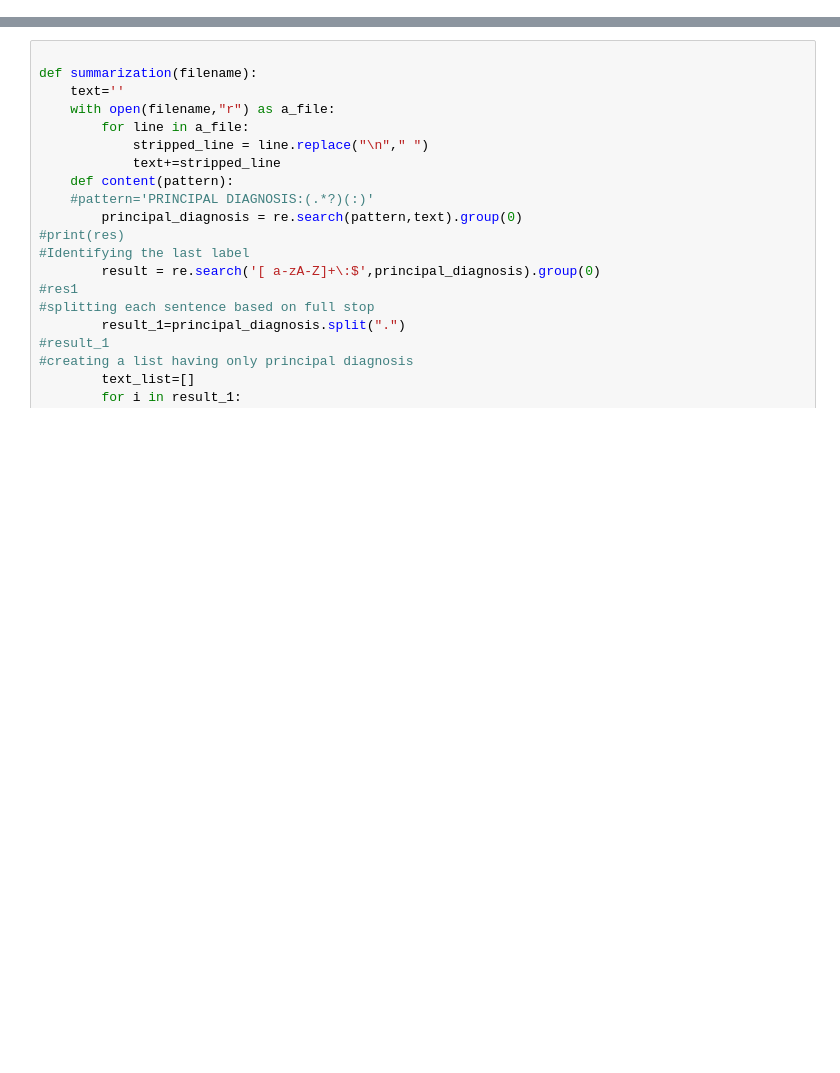
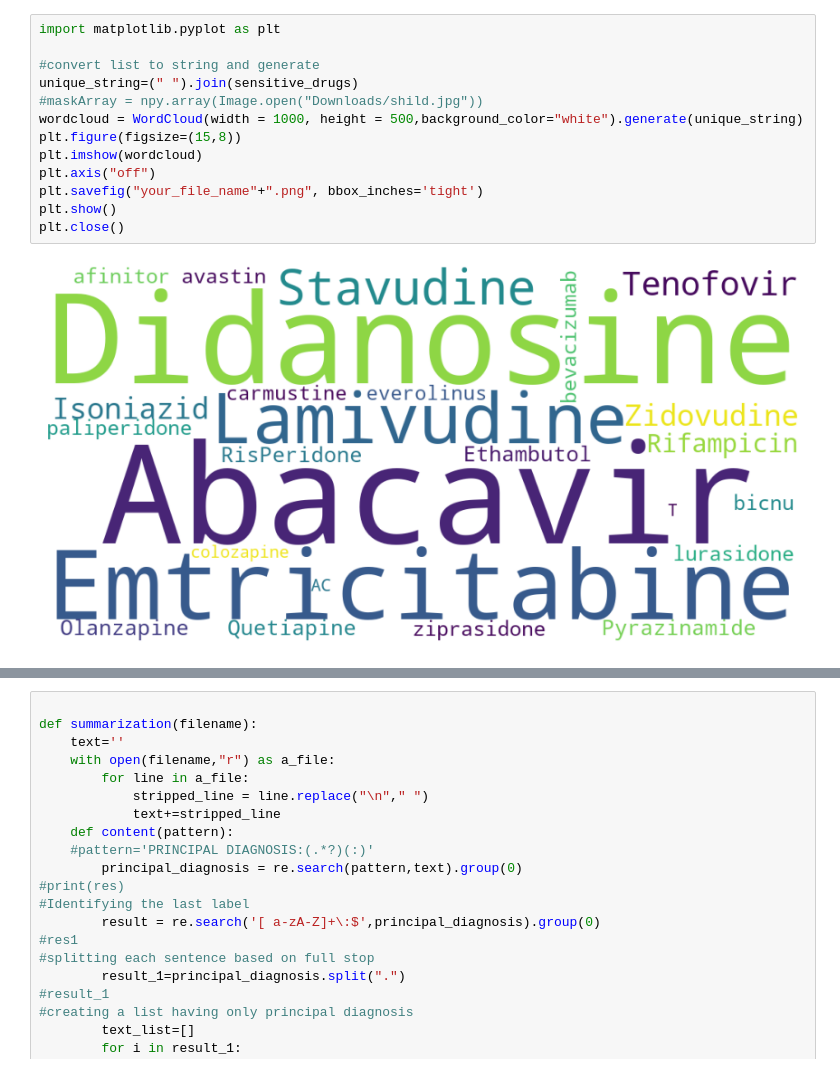
Before and after one commit to MOHITHSHIVU03/finalyearprojectwork, a Jupyter notebook: FINAL_YEAR_PROJECT.ipynb, the cells around one changed output, grey strips where cells are left out. Drawn from its saved outputs; the diff is of its cells as text; blank space fills up the shorter version.

```diff
--- a/FINAL_YEAR_PROJECT.ipynb
+++ b/FINAL_YEAR_PROJECT.ipynb
@@ -0,0 +31,15 @@
+# %%
+import matplotlib.pyplot as plt
+
+#convert list to string and generate
+unique_string=(" ").join(sensitive_drugs)
+#maskArray = npy.array(Image.open("Downloads/shild.jpg"))
+wordcloud = WordCloud(width = 1000, height = 500,background_color="white").generate(unique_string)
+plt.figure(figsize=(15,8))
+plt.imshow(wordcloud)
+plt.axis("off")
+plt.savefig("your_file_name"+".png", bbox_inches='tight')
+plt.show()
+plt.close()
+# %% [output]
+[figure, added]
```
Also changed, not shown: parts of 25 cells of this notebook.
